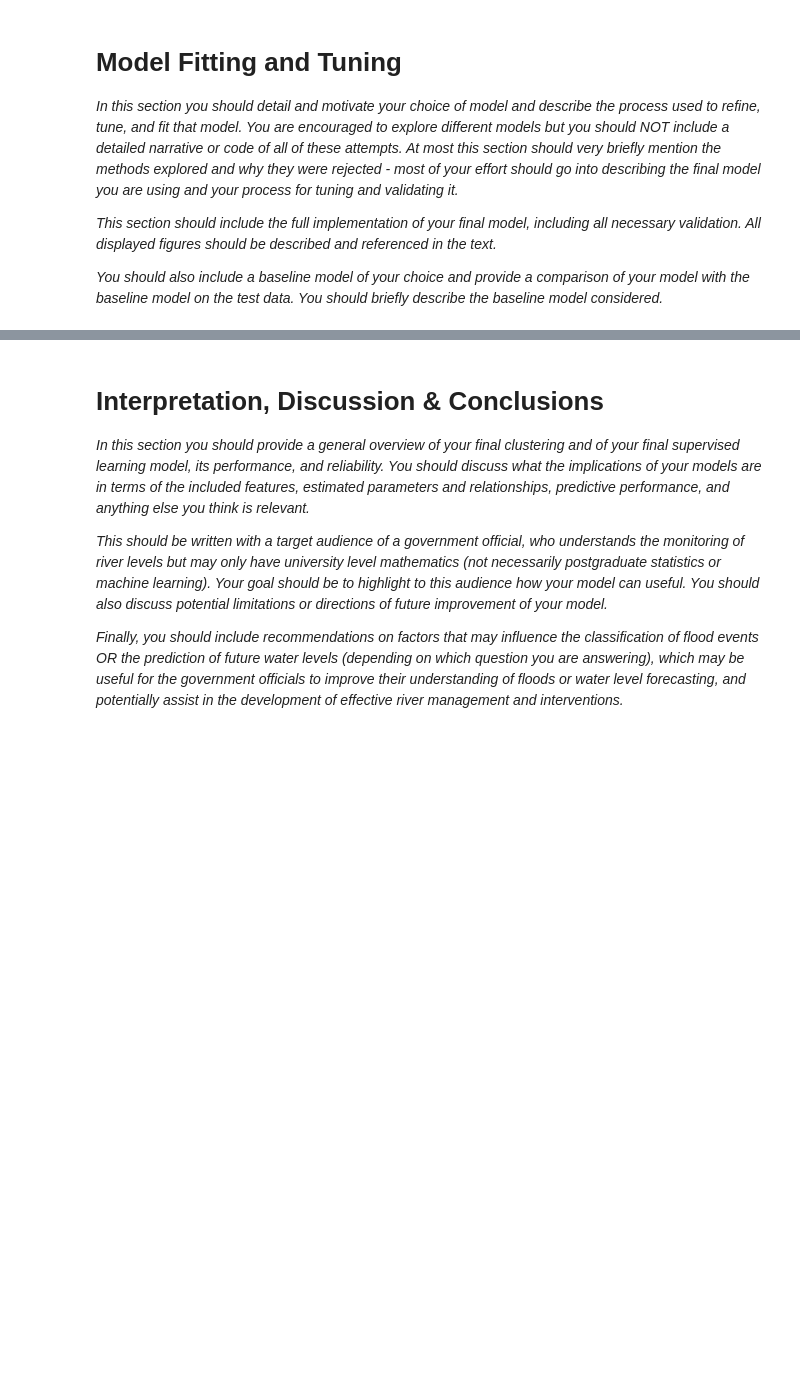
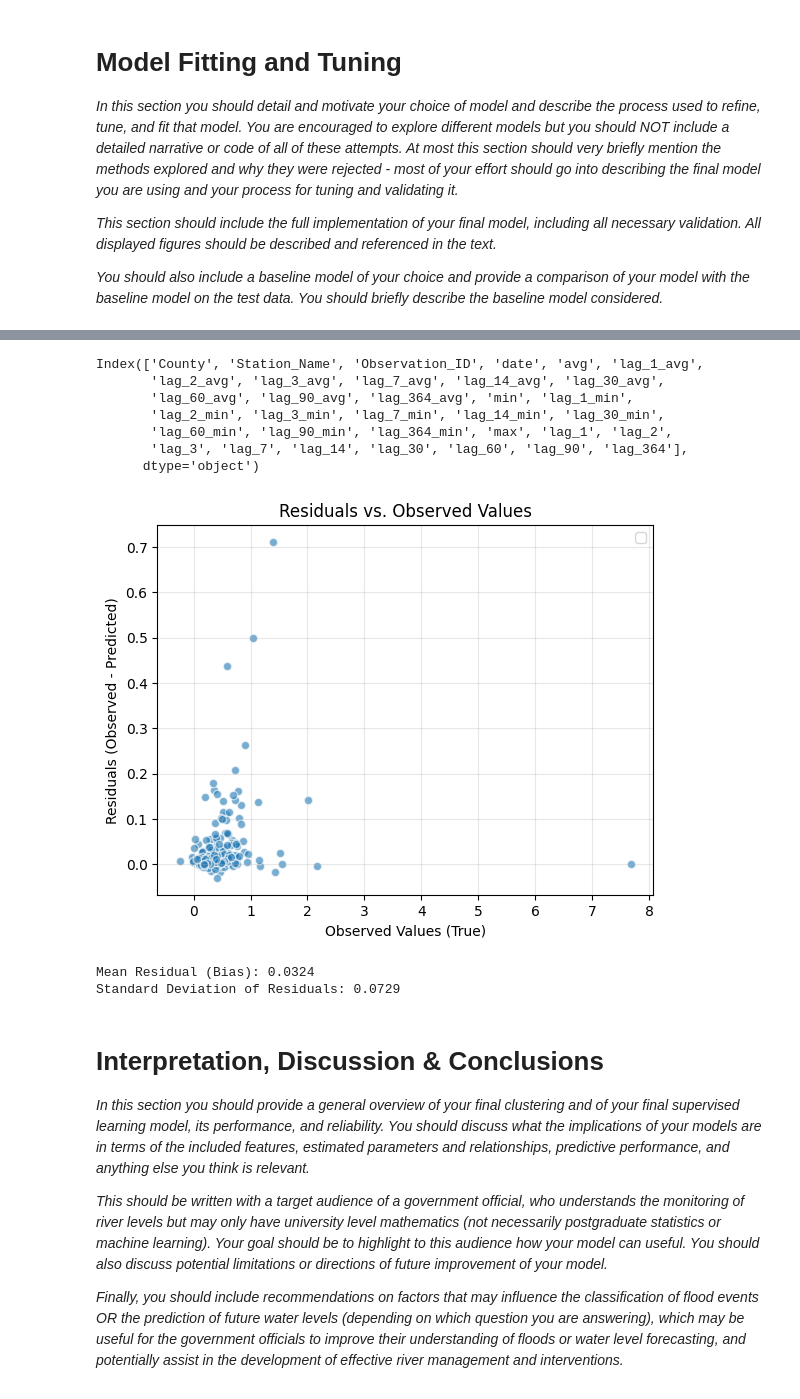
Before and after one commit to B318786-2026/Machine-learning-project, a Jupyter notebook: project.ipynb, the cells around one changed output, grey strips where cells are left out. Saved outputs shown, nothing was run; the diff lists cells and outputs as text; code cells hidden in the pictures; blank space fills up the shorter version.

```diff
--- a/project.ipynb
+++ b/project.ipynb
@@ -409,3 +505,54 @@ Test Dates:  01/09/2026 to 08/10/2026
+# %%
+
+from sklearn.linear_model import LinearRegression
+from sklearn.compose import ColumnTransformer
+from sklearn.preprocessing import OneHotEncoder
+from sklearn.pipeline import Pipeline
+from sklearn.pipeline import make_pipeline
+print(df.columns)
+df['year'] = df['date'].dt.year
+df['month'] = df['date'].dt.month
+df_val['year'] = df_val['date'].dt.year
+df_val['month'] = df_val['date'].dt.month
+categorical_cols = ["Station_Name", "year", "month", "County"]
+df = df.drop(['date', 'Observation_ID'], axis=1)
+df_val = df_val.drop(['date', 'Observation_ID'], axis=1)
+
+X_train_new = df.drop('avg', axis=1)
+X_val_new = df_val.drop('avg', axis=1)
+
+model2 = make_pipeline(ColumnTransformer(
+    transformers=[
+        ('cat', OneHotEncoder(handle_unknown='ignore'), categorical_cols)
+    ],
+    remainder='passthrough'
+),
+    LinearRegression())
+model2.fit(X_train_new, y_train)
+y_pred = model2.predict(X_val_new)
+
+residuals = y_val - y_pred
+plt.scatter(y_val, residuals, alpha=0.6, edgecolors='w')
+plt.xlabel("Observed Values (True)")
+plt.ylabel("Residuals (Observed - Predicted)")
+plt.title("Residuals vs. Observed Values")
+plt.legend()
+plt.grid(True, alpha=0.3)
+plt.show()
+
+print(f"Mean Residual (Bias): {residuals.mean():.4f}")
+print(f"Standard Deviation of Residuals: {residuals.std():.4f}")
+# %% [output]
+Index(['County', 'Station_Name', 'Observation_ID', 'date', 'avg', 'lag_1_avg',
+       'lag_2_avg', 'lag_3_avg', 'lag_7_avg', 'lag_14_avg', 'lag_30_avg',
+       'lag_60_avg', 'lag_90_avg', 'lag_364_avg', 'min', 'lag_1_min',
+       'lag_2_min', 'lag_3_min', 'lag_7_min', 'lag_14_min', 'lag_30_min',
+       'lag_60_min', 'lag_90_min', 'lag_364_min', 'max', 'lag_1', 'lag_2',
+       'lag_3', 'lag_7', 'lag_14', 'lag_30', 'lag_60', 'lag_90', 'lag_364'],
+      dtype='object')
+[figure, added]
+Mean Residual (Bias): 0.0324
+Standard Deviation of Residuals: 0.0729
 # %% [markdown]
 # Interpretation, Discussion & Conclusions
 
```
Also changed, not shown: parts of 9 cells of this notebook.
